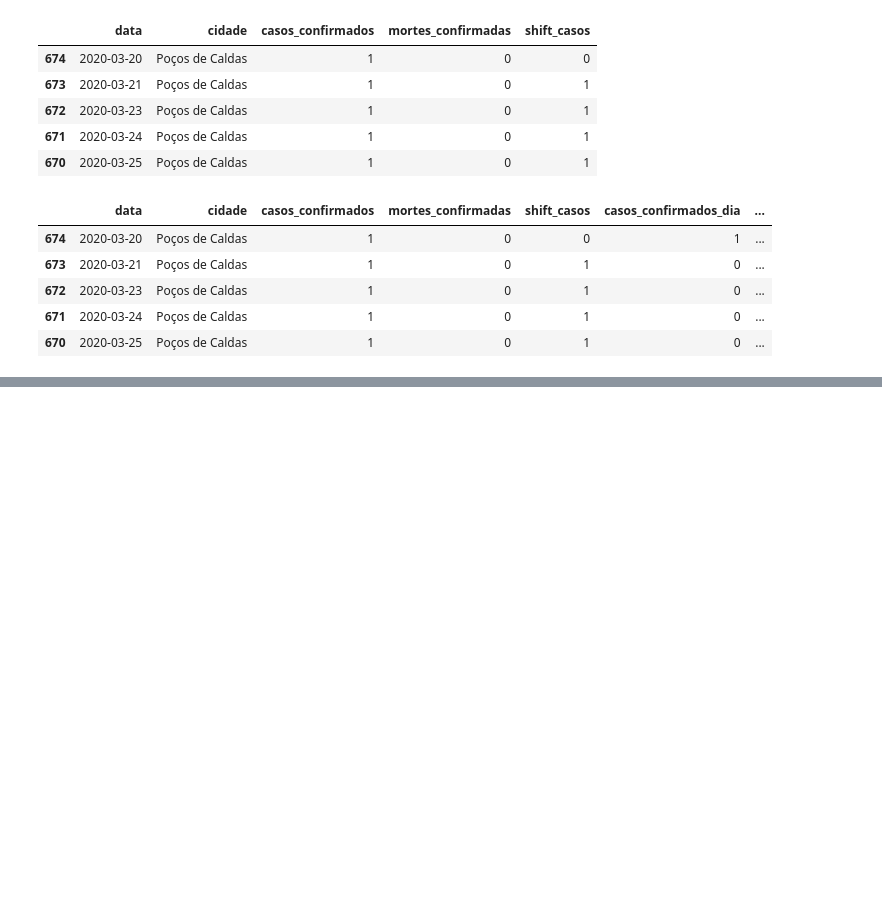
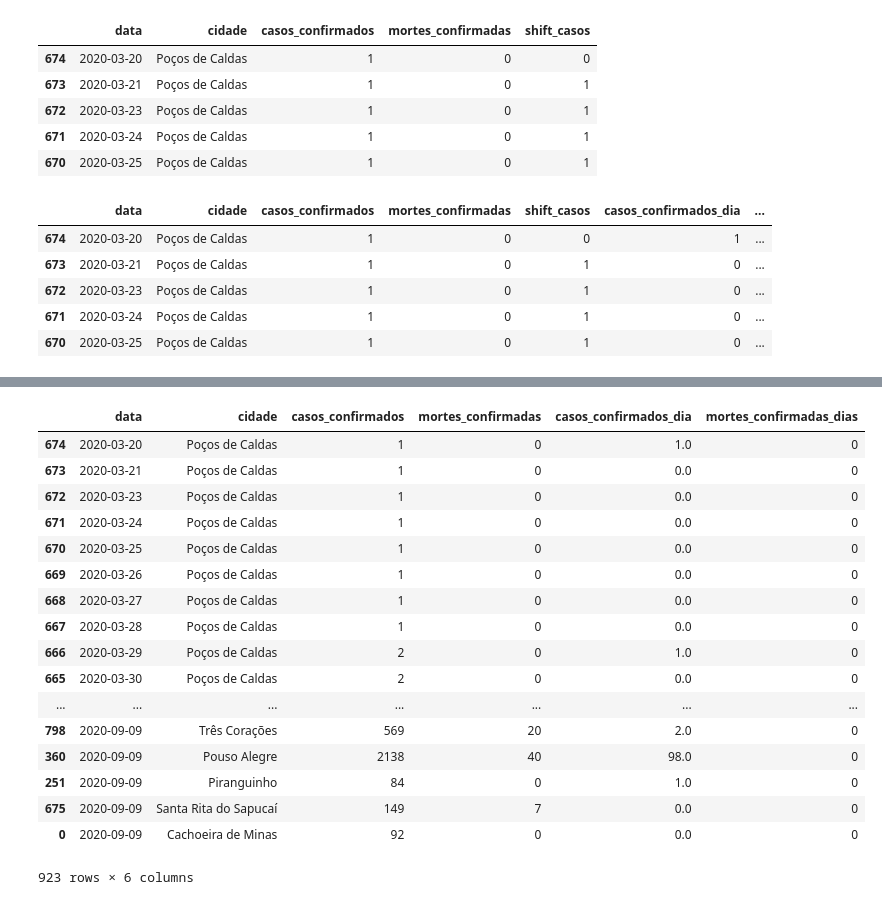
Before and after one commit to lucheol/in242-t194, a Jupyter notebook: Aula05_Extract.ipynb, the cells around one changed output, grey strips where cells are left out. Saved outputs shown, nothing was run; the diff lists cells and outputs as text; code cells hidden in the pictures; blank space fills up the shorter version.

```diff
--- a/Aula05_Extract.ipynb
+++ b/Aula05_Extract.ipynb
@@ -92,0 +95,9 @@ df_cidade
+# %%
+# resolvendo com o append
+df_resultado = pd.DataFrame([], columns=df.columns)
+
+for cidade in cidades:
+    df_cidade = processa_cidade(df, cidade)
+    df_resultado = df_resultado.append(df_cidade, sort=False)
+
+df_resultado.head()
@@ -92,0 +159,40 @@ df_cidade
+# %%
+def processa_cidade(df, cidade):
+    df_cidade = df[df['cidade'] == cidade].copy()
+
+    df_cidade['shift_casos'] = df_cidade['casos_confirmados'].shift(fill_value=0)
+    df_cidade['casos_confirmados_dia'] = df_cidade['casos_confirmados'] - df_cidade['shift_casos']
+
+    df_cidade['shift_mortes'] = df_cidade['mortes_confirmadas'].shift(fill_value=0)
+    df_cidade['mortes_confirmadas_dia'] = df_cidade['mortes_confirmadas'] - df_cidade['shift_mortes']
+
+    return df_cidade[['casos_confirmados_dia', 'mortes_confirmadas_dia']]
+# %%
+# usando o update
+df_result = df.copy() #não é necessário
+df_result['casos_confirmados_dia'] = 0
+df_result['mortes_confirmadas_dias'] = 0
+
+for cidade in cidades:
+    df_cidade = processa_cidade(df, cidade)
+    df_result.update(df_cidade)
+df_result
+# %% [output]
+|  | data | cidade | casos_confirmados | mortes_confirmadas | casos_confirmados_dia | mortes_confirmadas_dias |
+| 674 | 2020-03-20 | Poços de Caldas | 1 | 0 | 1.0 | 0 |
+| 673 | 2020-03-21 | Poços de Caldas | 1 | 0 | 0.0 | 0 |
+| 672 | 2020-03-23 | Poços de Caldas | 1 | 0 | 0.0 | 0 |
+| 671 | 2020-03-24 | Poços de Caldas | 1 | 0 | 0.0 | 0 |
+| 670 | 2020-03-25 | Poços de Caldas | 1 | 0 | 0.0 | 0 |
+| 669 | 2020-03-26 | Poços de Caldas | 1 | 0 | 0.0 | 0 |
+| 668 | 2020-03-27 | Poços de Caldas | 1 | 0 | 0.0 | 0 |
+| 667 | 2020-03-28 | Poços de Caldas | 1 | 0 | 0.0 | 0 |
+| 666 | 2020-03-29 | Poços de Caldas | 2 | 0 | 1.0 | 0 |
+| 665 | 2020-03-30 | Poços de Caldas | 2 | 0 | 0.0 | 0 |
+| ... | ... | ... | ... | ... | ... | ... |
+| 798 | 2020-09-09 | Três Corações | 569 | 20 | 2.0 | 0 |
+| 360 | 2020-09-09 | Pouso Alegre | 2138 | 40 | 98.0 | 0 |
+| 251 | 2020-09-09 | Piranguinho | 84 | 0 | 1.0 | 0 |
+| 675 | 2020-09-09 | Santa Rita do Sapucaí | 149 | 7 | 0.0 | 0 |
+| 0 | 2020-09-09 | Cachoeira de Minas | 92 | 0 | 0.0 | 0 |
+923 rows × 6 columns
```
Also changed, not shown: parts of 10 cells of this notebook, 6 other files.
